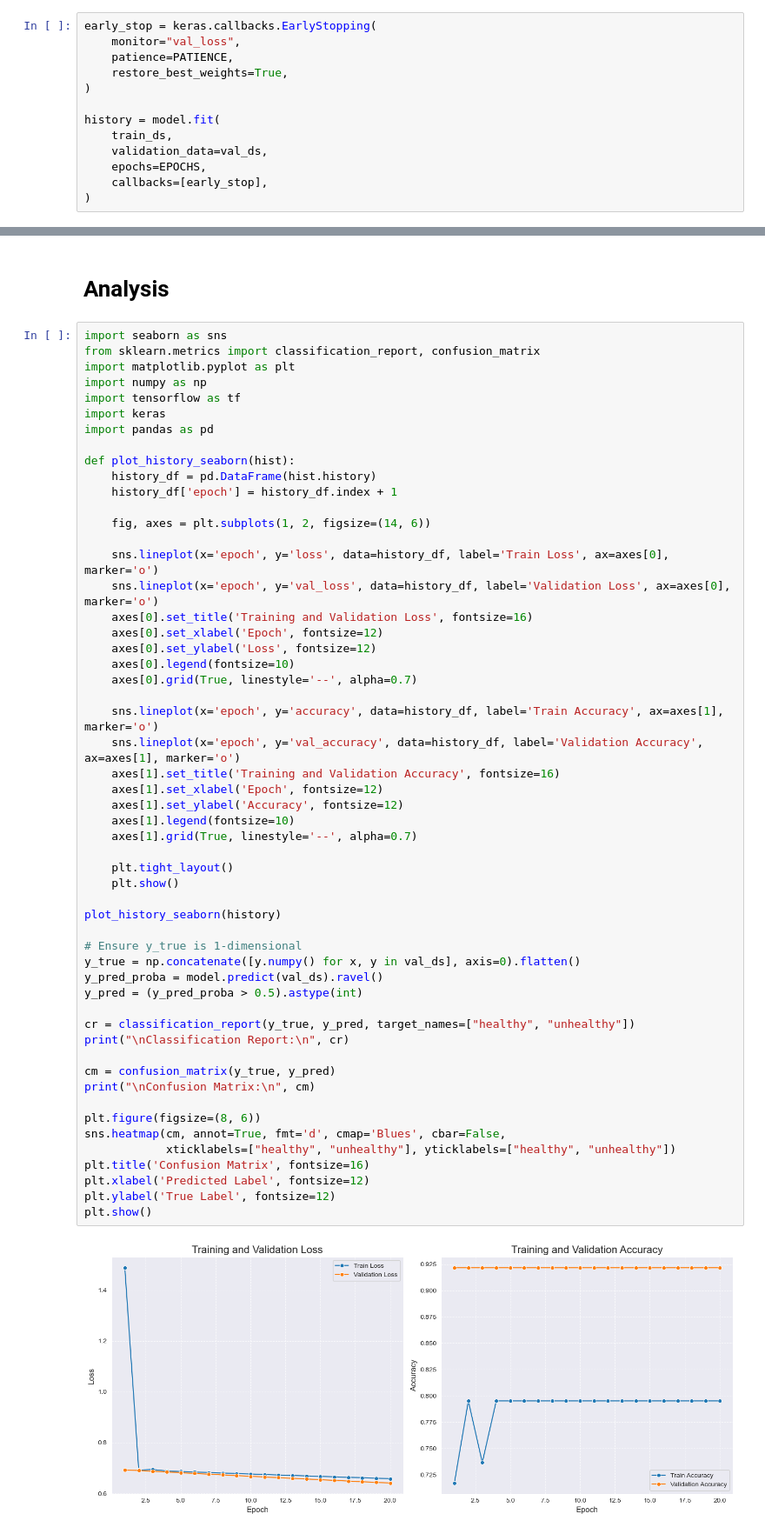
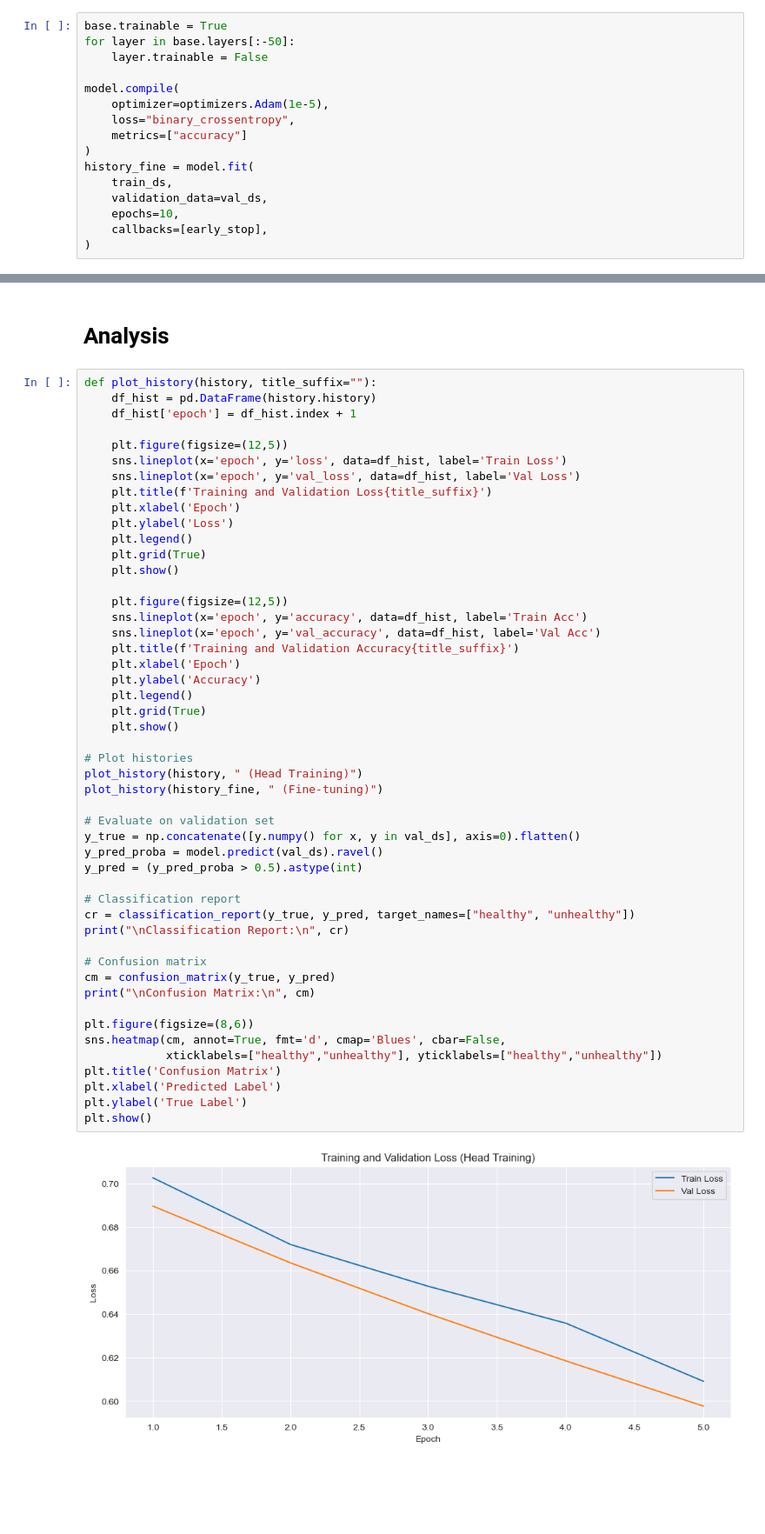
Before and after one commit to IMGROOT2/oak-wilt-detection, a Jupyter notebook: train.ipynb, the cells around one changed output, grey strips where cells are left out. Shown at 87% size. Saved outputs shown, nothing was run; the diff lists cells and outputs as text; blank space fills up the shorter version.

Commit message:
Add new model

```diff
--- a/train.ipynb
+++ b/train.ipynb
@@ -109,14 +116,17 @@ Model: "oak_wilt_detector"
 # %%
-early_stop = keras.callbacks.EarlyStopping(
-    monitor="val_loss",
-    patience=PATIENCE,
-    restore_best_weights=True,
+base.trainable = True
+for layer in base.layers[:-50]:
+    layer.trainable = False
+
+model.compile(
+    optimizer=optimizers.Adam(1e-5),
+    loss="binary_crossentropy",
+    metrics=["accuracy"]
 )
-
-history = model.fit(
+history_fine = model.fit(
     train_ds,
     validation_data=val_ds,
-    epochs=EPOCHS,
+    epochs=10,
     callbacks=[early_stop],
 )
 # %% [output]
@@ -146,58 +159,53 @@ Model saved to: oakwilt_detector.keras
 # %% [markdown]
 # Analysis
 # %%
-import seaborn as sns
-from sklearn.metrics import classification_report, confusion_matrix
-import matplotlib.pyplot as plt
-import numpy as np
-import tensorflow as tf
-import keras
-import pandas as pd
+def plot_history(history, title_suffix=""):
+    df_hist = pd.DataFrame(history.history)
+    df_hist['epoch'] = df_hist.index + 1
 
-def plot_history_seaborn(hist):
-    history_df = pd.DataFrame(hist.history)
-    history_df['epoch'] = history_df.index + 1
-
-    fig, axes = plt.subplots(1, 2, figsize=(14, 6))
-
-    sns.lineplot(x='epoch', y='loss', data=history_df, label='Train Loss', ax=axes[0], marker='o')
-    sns.lineplot(x='epoch', y='val_loss', data=history_df, label='Validation Loss', ax=axes[0], marker='o')
-    axes[0].set_title('Training and Validation Loss', fontsize=16)
-    axes[0].set_xlabel('Epoch', fontsize=12)
-    axes[0].set_ylabel('Loss', fontsize=12)
-    axes[0].legend(fontsize=10)
-    axes[0].grid(True, linestyle='--', alpha=0.7)
-
-    sns.lineplot(x='epoch', y='accuracy', data=history_df, label='Train Accuracy', ax=axes[1], marker='o')
-    sns.lineplot(x='epoch', y='val_accuracy', data=history_df, label='Validation Accuracy', ax=axes[1], marker='o')
-    axes[1].set_title('Training and Validation Accuracy', fontsize=16)
-    axes[1].set_xlabel('Epoch', fontsize=12)
-    axes[1].set_ylabel('Accuracy', fontsize=12)
-    axes[1].legend(fontsize=10)
-    axes[1].grid(True, linestyle='--', alpha=0.7)
-
-    plt.tight_layout()
+    plt.figure(figsize=(12,5))
+    sns.lineplot(x='epoch', y='loss', data=df_hist, label='Train Loss')
+    sns.lineplot(x='epoch', y='val_loss', data=df_hist, label='Val Loss')
+    plt.title(f'Training and Validation Loss{title_suffix}')
+    plt.xlabel('Epoch')
+    plt.ylabel('Loss')
+    plt.legend()
+    plt.grid(True)
     plt.show()
 
-plot_history_seaborn(history)
+    plt.figure(figsize=(12,5))
+    sns.lineplot(x='epoch', y='accuracy', data=df_hist, label='Train Acc')
+    sns.lineplot(x='epoch', y='val_accuracy', data=df_hist, label='Val Acc')
+    plt.title(f'Training and Validation Accuracy{title_suffix}')
+    plt.xlabel('Epoch')
+    plt.ylabel('Accuracy')
+    plt.legend()
+    plt.grid(True)
+    plt.show()
 
-# Ensure y_true is 1-dimensional
+# Plot histories
+plot_history(history, " (Head Training)")
+plot_history(history_fine, " (Fine-tuning)")
+
+# Evaluate on validation set
 y_true = np.concatenate([y.numpy() for x, y in val_ds], axis=0).flatten()
 y_pred_proba = model.predict(val_ds).ravel()
 y_pred = (y_pred_proba > 0.5).astype(int)
 
+# Classification report
 cr = classification_report(y_true, y_pred, target_names=["healthy", "unhealthy"])
 print("\nClassification Report:\n", cr)
 
+# Confusion matrix
 cm = confusion_matrix(y_true, y_pred)
 print("\nConfusion Matrix:\n", cm)
 
-plt.figure(figsize=(8, 6))
+plt.figure(figsize=(8,6))
 sns.heatmap(cm, annot=True, fmt='d', cmap='Blues', cbar=False,
-            xticklabels=["healthy", "unhealthy"], yticklabels=["healthy", "unhealthy"])
-plt.title('Confusion Matrix', fontsize=16)
-plt.xlabel('Predicted Label', fontsize=12)
-plt.ylabel('True Label', fontsize=12)
+            xticklabels=["healthy","unhealthy"], yticklabels=["healthy","unhealthy"])
+plt.title('Confusion Matrix')
+plt.xlabel('Predicted Label')
+plt.ylabel('True Label')
 plt.show()
 # %% [output]
-[figure, old version]
+[figure, new version]
```
Also changed, not shown: parts of 8 cells of this notebook, 1 other file.
